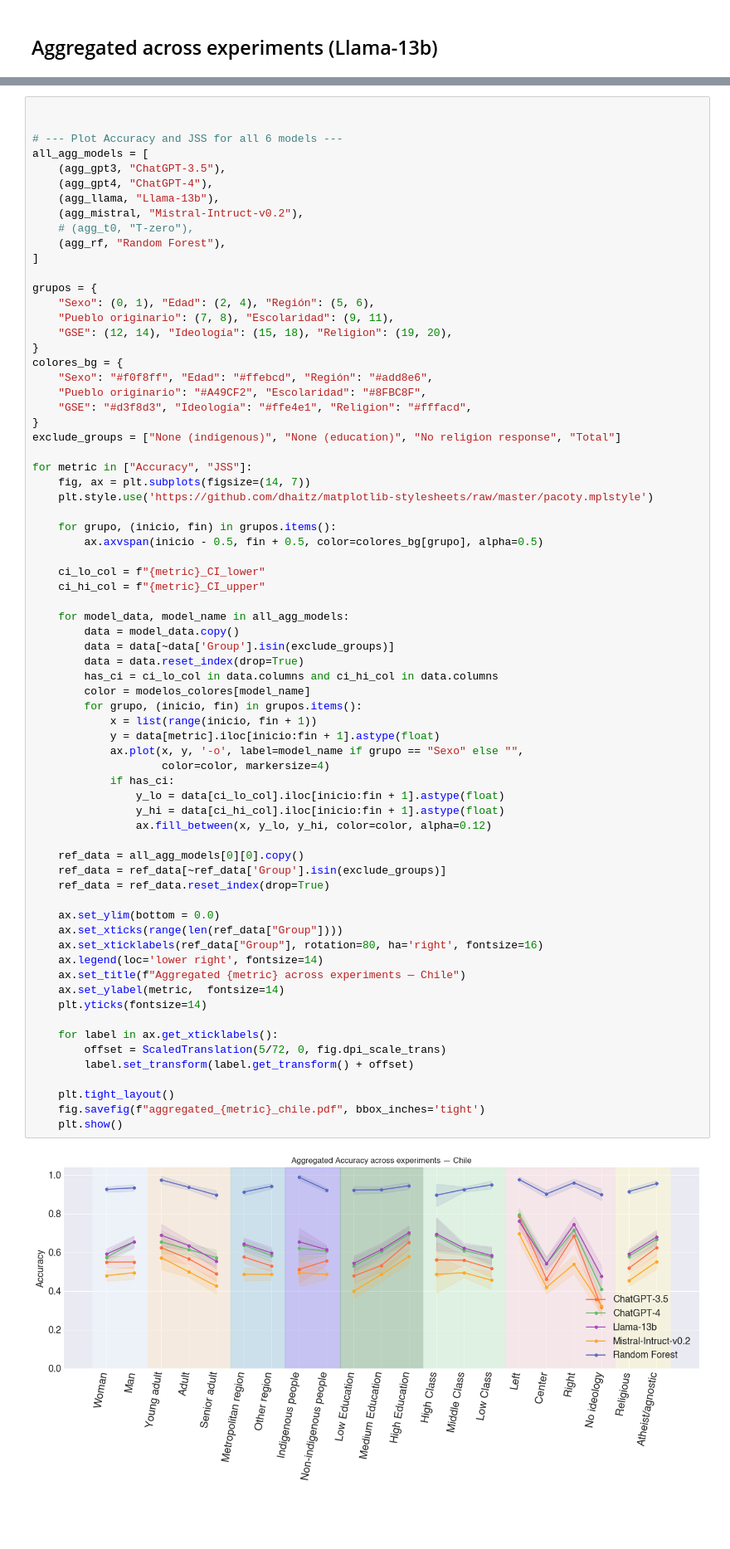
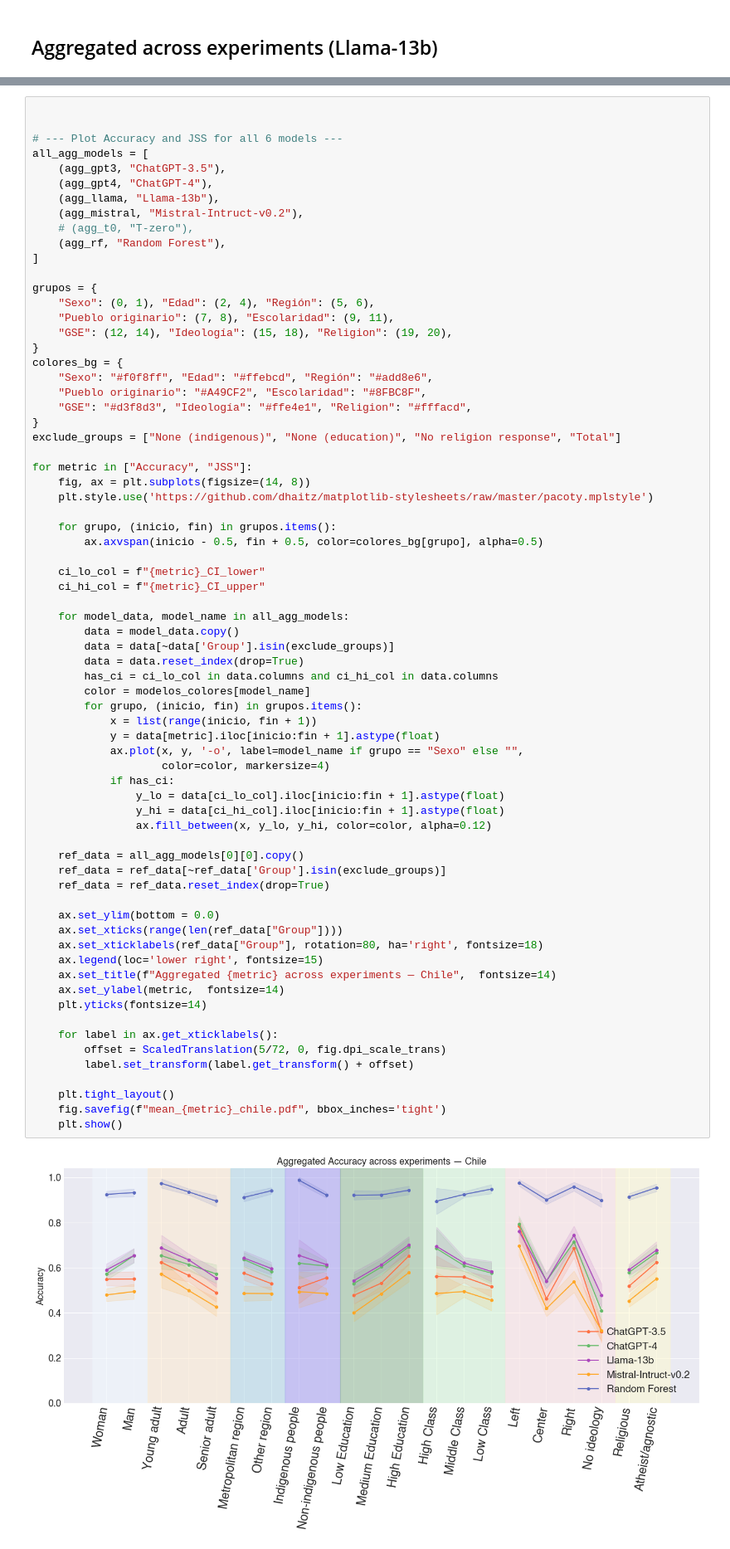
Before and after one commit to aabeliuk/fair-llm-surveys, a Jupyter notebook: Results_Analysis/Notebooks/final_plots_Chile.ipynb, the cells around one changed output, grey strips where cells are left out. Shown at 83% size. Saved outputs shown, nothing was run; the diff lists cells and outputs as text; blank space fills up the shorter version.

```diff
--- a/Results_Analysis/Notebooks/final_plots_Chile.ipynb
+++ b/Results_Analysis/Notebooks/final_plots_Chile.ipynb
@@ -477,7 +575,7 @@ colores_bg = {
 exclude_groups = ["None (indigenous)", "None (education)", "No religion response", "Total"]
 
 for metric in ["Accuracy", "JSS"]:
-    fig, ax = plt.subplots(figsize=(14, 7))
+    fig, ax = plt.subplots(figsize=(14, 8))
     plt.style.use('https://github.com/dhaitz/matplotlib-stylesheets/raw/master/pacoty.mplstyle')
 
     for grupo, (inicio, fin) in grupos.items():
@@ -491,35 +589,35 @@ for metric in ["Accuracy", "JSS"]:
         data = data[~data['Group'].isin(exclude_groups)]
         data = data.reset_index(drop=True)
         has_ci = ci_lo_col in data.columns and ci_hi_col in data.columns
         color = modelos_colores[model_name]
         for grupo, (inicio, fin) in grupos.items():
             x = list(range(inicio, fin + 1))
             y = data[metric].iloc[inicio:fin + 1].astype(float)
             ax.plot(x, y, '-o', label=model_name if grupo == "Sexo" else "",
                     color=color, markersize=4)
             if has_ci:
                 y_lo = data[ci_lo_col].iloc[inicio:fin + 1].astype(float)
                 y_hi = data[ci_hi_col].iloc[inicio:fin + 1].astype(float)
                 ax.fill_between(x, y_lo, y_hi, color=color, alpha=0.12)
 
     ref_data = all_agg_models[0][0].copy()
     ref_data = ref_data[~ref_data['Group'].isin(exclude_groups)]
     ref_data = ref_data.reset_index(drop=True)
 
     ax.set_ylim(bottom = 0.0)
     ax.set_xticks(range(len(ref_data["Group"])))
-    ax.set_xticklabels(ref_data["Group"], rotation=80, ha='right', fontsize=16)
-    ax.legend(loc='lower right', fontsize=14)
-    ax.set_title(f"Aggregated {metric} across experiments — Chile")
+    ax.set_xticklabels(ref_data["Group"], rotation=80, ha='right', fontsize=18)
+    ax.legend(loc='lower right', fontsize=15)
+    ax.set_title(f"Aggregated {metric} across experiments — Chile",  fontsize=14)
     ax.set_ylabel(metric,  fontsize=14)
     plt.yticks(fontsize=14)
 
     for label in ax.get_xticklabels():
         offset = ScaledTranslation(5/72, 0, fig.dpi_scale_trans)
         label.set_transform(label.get_transform() + offset)
 
     plt.tight_layout()
-    fig.savefig(f"aggregated_{metric}_chile.pdf", bbox_inches='tight')
+    fig.savefig(f"mean_{metric}_chile.pdf", bbox_inches='tight')
     plt.show()
 # %% [output]
-[figure, old version]
+[figure, new version]
```
Also changed, not shown: parts of 4 cells of this notebook, 8 other files.
